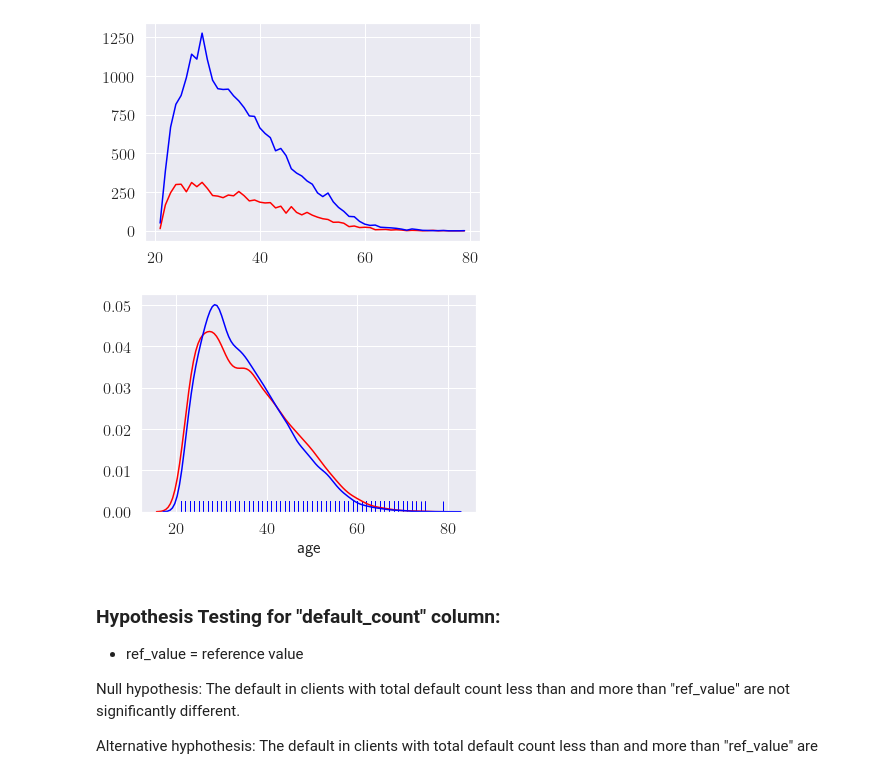
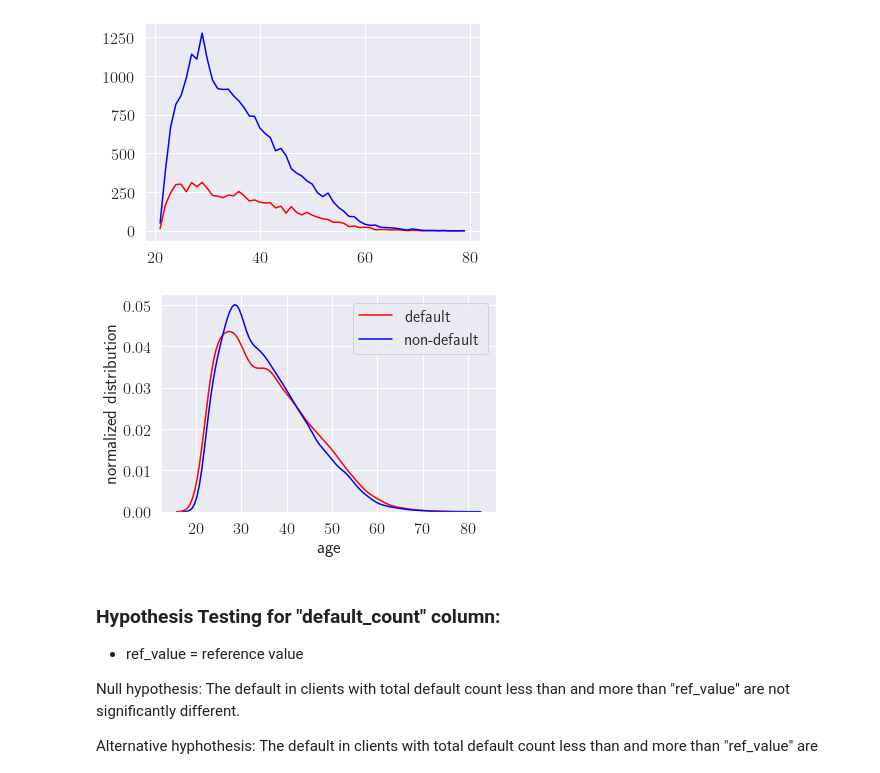
Before and after one commit to helnazsoltani/default-of-credit-card-clients, a Jupyter notebook: default-of-credit-card-clients.ipynb, the cells around one changed output. Drawn from its saved outputs; the diff is of its cells as text; code cells hidden in the pictures.

```diff
--- a/default-of-credit-card-clients.ipynb
+++ b/default-of-credit-card-clients.ipynb
@@ -1044,13 +1069,15 @@ plt.plot(x_age, non_default_age, color = 'blue');
 # %%
 df_def = df[df['next_default_payment'] == 1]
 df_non_def = df[df['next_default_payment'] == 0]
 
-sns.distplot(df_def['age'], kde = True, bins = 200, color = "red", hist = False, rug = True);
-sns.distplot(df_non_def['age'], kde = True, bins = 200, color = "blue", hist = False, rug = True);
-# plt.legend(['Default', 'Non_default']);
-# plt.xlabel('Age');
+sns.distplot(df_def['age'], kde = True, bins = 200, color = "red", hist = False, rug = False, label = 'default');
+sns.distplot(df_non_def['age'], kde = True, bins = 200, color = "blue", hist = False, rug = False, label = 'non-default');
+plt.xlabel('age')
+plt.ylabel('normalized distribution')
+plt.xticks(np.arange(20, 81, 10))
+plt.savefig('../figure/normalized_age', bbox_inches = 'tight');
 # %% [output]
-[figure, old version]
+[figure, new version]
 # %% [markdown]
 ### Hypothesis Testing for "default_count" column:
 
```
Also changed, not shown: parts of 32 cells of this notebook, 1 other file.
